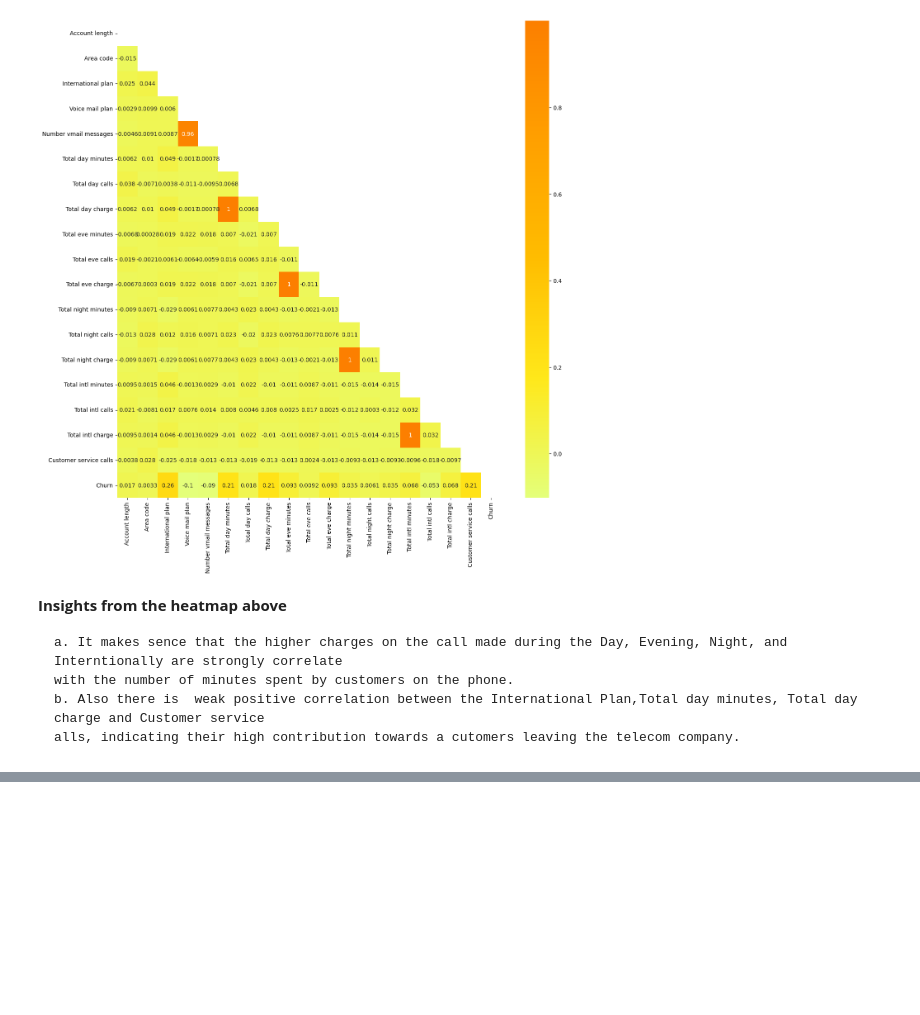
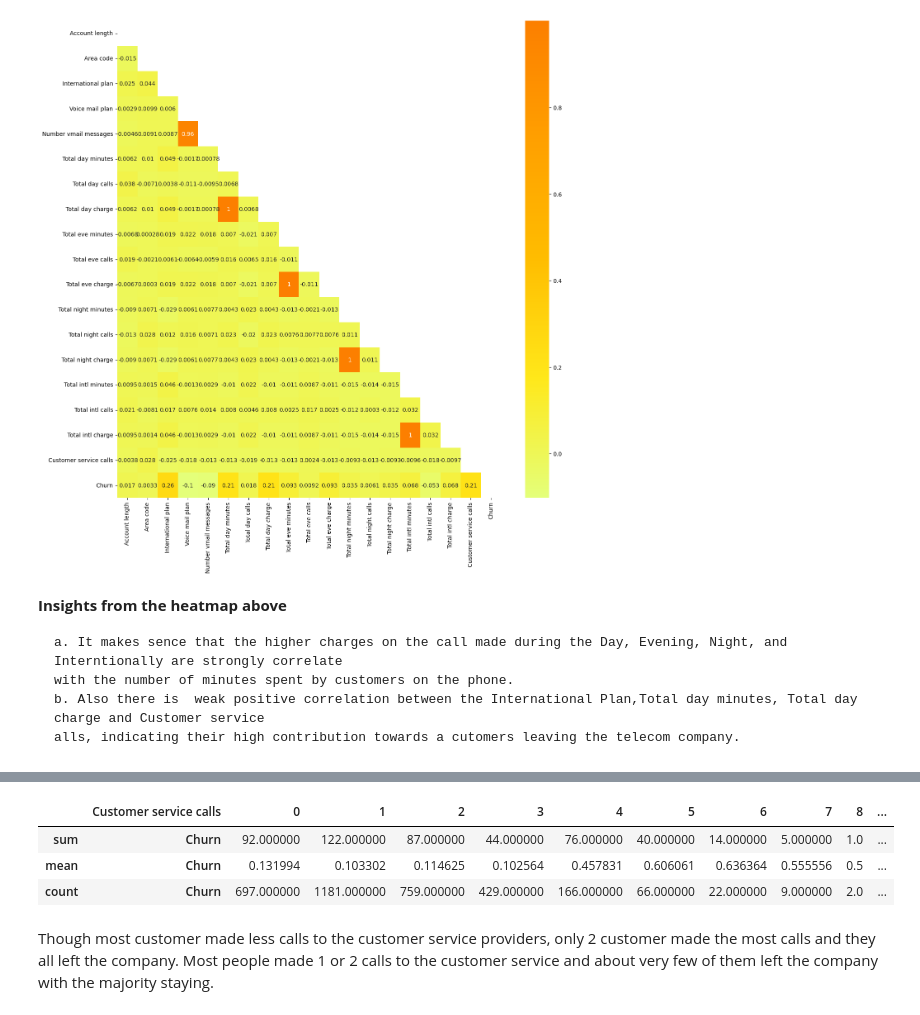
Before and after one commit to juliusmarkwei/Telecom-Churn, a Jupyter notebook: Telecom_Churn.ipynb, the cells around one changed output, grey strips where cells are left out. Drawn from its saved outputs; the diff is of its cells as text; code cells hidden in the pictures; blank space fills up the shorter version.

```diff
--- a/Telecom_Churn.ipynb
+++ b/Telecom_Churn.ipynb
@@ -306,0 +327,9 @@ plt.show()
+# %%
+pd.pivot_table(data=telecom_data, index='Customer service calls', values='Churn', aggfunc=[np.sum, np.mean, 'count']).T
+# %% [output]
+|  | Customer service calls | 0 | 1 | 2 | 3 | 4 | 5 | 6 | 7 | 8 | ... |
+| sum | Churn | 92.000000 | 122.000000 | 87.000000 | 44.000000 | 76.000000 | 40.000000 | 14.000000 | 5.000000 | 1.0 | ... |
+| mean | Churn | 0.131994 | 0.103302 | 0.114625 | 0.102564 | 0.457831 | 0.606061 | 0.636364 | 0.555556 | 0.5 | ... |
+| count | Churn | 697.000000 | 1181.000000 | 759.000000 | 429.000000 | 166.000000 | 66.000000 | 22.000000 | 9.000000 | 2.0 | ... |
+# %% [markdown]
+Though most customer made less calls to the customer service providers, only 2 customer made the most calls and they all left the company. Most people made 1 or 2 calls to the customer service and about very few of them left the company with the majority staying.
```
Also changed, not shown: parts of 7 cells of this notebook.
